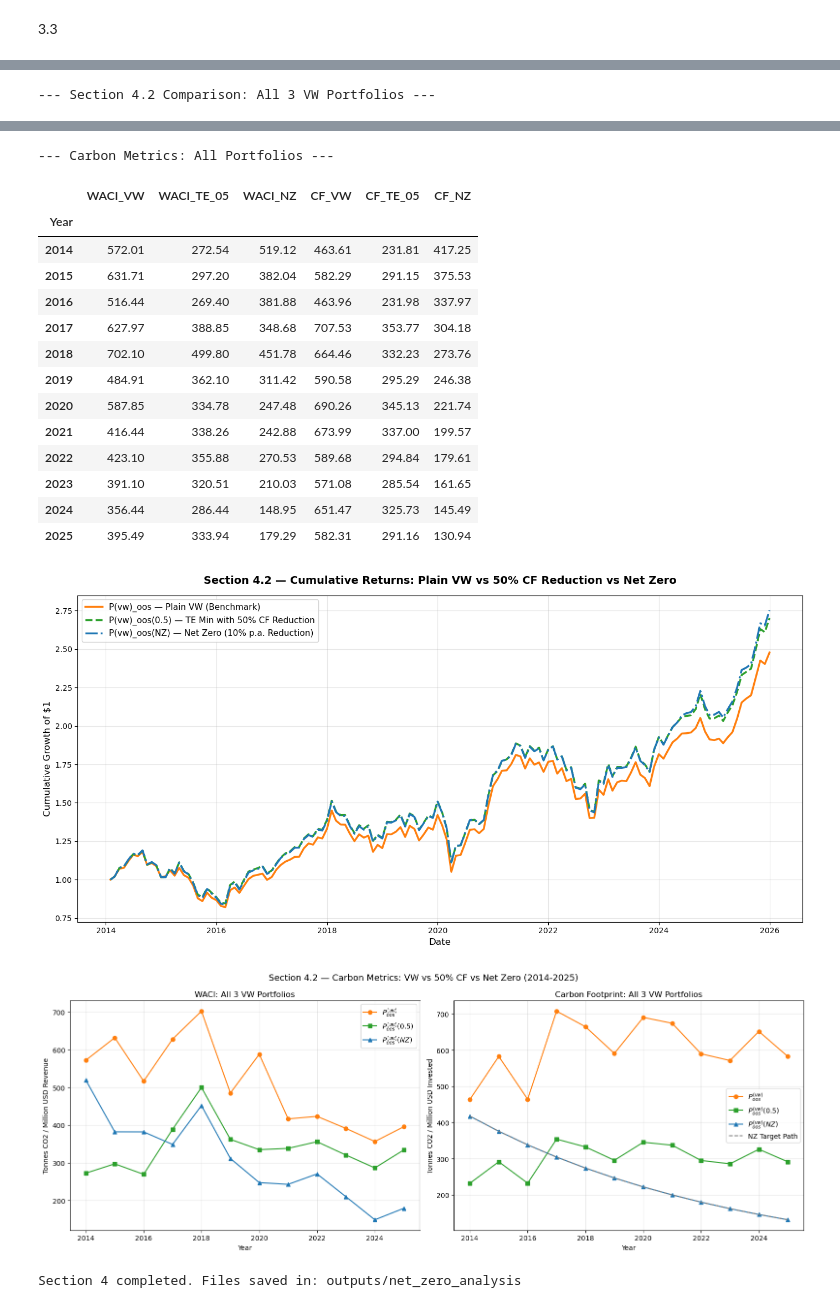
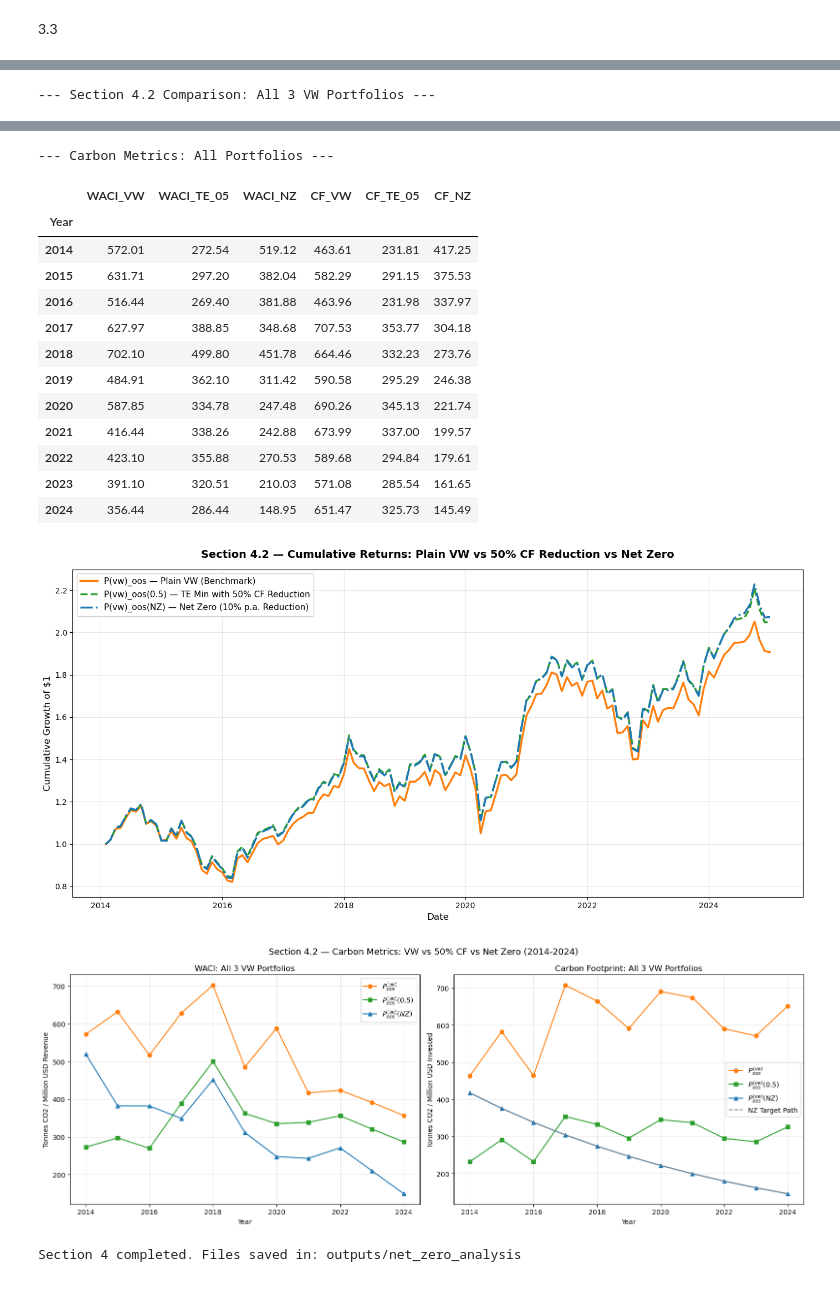
Before and after one commit to Tommy7-8/Project-Asset-Management, a Jupyter notebook: FinalClaudeModification.ipynb, the cells around one changed output, grey strips where cells are left out. Drawn from its saved outputs; the diff is of its cells as text; code cells hidden in the pictures.

```diff
--- a/FinalClaudeModification.ipynb
+++ b/FinalClaudeModification.ipynb
@@ -718,7 +719,7 @@ vw_out_of_sample_dates = []
 for holding_year in sorted(valid_investment_sets.keys()):
 
     # Restrict to the project evaluation period
-    if holding_year < 2014 or holding_year > 2025:
+    if holding_year < 2014 or holding_year > 2024:
         continue
 
     # Use the same yearly investment set as for the MV portfolio
@@ -763,7 +764,7 @@ for holding_year in sorted(valid_investment_sets.keys()):
 portfolio_vw_series = pd.Series(vw_out_of_sample_returns, index=vw_out_of_sample_dates)
 
 # Restrict strictly to the evaluation sample
-portfolio_vw_series = portfolio_vw_series.loc['2014-01-01':'2025-12-31']
+portfolio_vw_series = portfolio_vw_series.loc['2014-01-01':'2024-12-31']
 
 print(f"\nFinal evaluated months for VW portfolio: {len(portfolio_vw_series)} (Expected: 144)")
 
@@ -771,7 +772,7 @@ print(f"\nFinal evaluated months for VW portfolio: {len(portfolio_vw_series)} (E
 # 3. Prepare the Minimum Variance Portfolio for Comparison
 # --------------------------------------------------------
 portfolio_mv_series = portfolio_oos_series.copy()
-portfolio_mv_series = portfolio_mv_series.loc['2014-01-01':'2025-12-31']
+portfolio_mv_series = portfolio_mv_series.loc['2014-01-01':'2024-12-31']
 
 # Convert both indices to monthly periods for perfect alignment
 portfolio_mv_series.index = portfolio_mv_series.index.to_period('M')
@@ -1009,7 +1009,7 @@ wealth_vw = {2013: 1.0}
 wealth_mv = {2013: 1.0}
 
 # Step wealth forward dynamically based on realized annual returns
-for year in range(2014, 2026):
+for year in range(2014, 2025):
     wealth_vw[year] = wealth_vw[year-1] * (1 + annual_ret_vw.get(year, 0))
     wealth_mv[year] = wealth_mv[year-1] * (1 + annual_ret_mv.get(year, 0))
 
@@ -1020,7 +1020,7 @@ carbon_results = []
 vw_contributions = []
 mv_contributions = []
 
-for holding_year in range(2014, 2026):
+for holding_year in range(2014, 2025):
     data_year = holding_year - 1
 
     # Ensure the holding year exists in the optimized weights dictionary
@@ -1219,7 +1218,7 @@ yearly_shifts = [] # Stores year-by-year composition changes
 # =========================================================================
 # 2. Constrained Optimization Loop (Holding Years 2014-2025)
 # =========================================================================
-for holding_year in range(2014, 2026):
+for holding_year in range(2014, 2025):
     data_year = holding_year - 1
 
     if holding_year not in sigma_estimates or holding_year not in optimal_weights_mv:
@@ -1305,7 +1304,7 @@ for holding_year in range(2014, 2026):
         current_w = current_w * (1 + R_tk) / (1 + R_p)
         current_w = current_w / np.sum(current_w)
 
-portfolio_mv_05_series = pd.Series(returns_mv_05, index=dates_mv_05).loc['2014-01-01':'2025-12-31']
+portfolio_mv_05_series = pd.Series(returns_mv_05, index=dates_mv_05).loc['2014-01-01':'2024-12-31']
 portfolio_mv_05_series.index = portfolio_mv_05_series.index.to_period('M')
 
 # Compile and export Year-by-Year Table
@@ -1338,12 +1337,12 @@ display(comparison_stats.round(4))
 # =========================================================================
 annual_ret_mv_05 = portfolio_mv_05_series.groupby(portfolio_mv_05_series.index.year).apply(lambda x: (1 + x).prod() - 1)
 wealth_mv_05 = {2013: 1.0}
-for year in range(2014, 2026):
+for year in range(2014, 2025):
     wealth_mv_05[year] = wealth_mv_05[year-1] * (1 + annual_ret_mv_05.get(year, 0))
 
 metrics_05 = []
 
-for holding_year in range(2014, 2026):
+for holding_year in range(2014, 2025):
     data_year = holding_year - 1
     w_05 = optimal_weights_mv_05[holding_year]
     isins = w_05.index.tolist()
@@ -1528,7 +1526,7 @@ def tracking_error_variance(w, w_bench, Sigma):
 # --------------------------------------------------------
 # 3. Solve the tracking-error minimization year by year
 # --------------------------------------------------------
-for holding_year in range(2014, 2026):
+for holding_year in range(2014, 2025):
     data_year = holding_year - 1
 
     if holding_year not in sigma_estimates:
@@ -1727,12 +1725,12 @@ for holding_year in range(2014, 2026):
 # 4. Build final return series
 # --------------------------------------------------------
 portfolio_te_05_series       = pd.Series(tracking_error_returns, index=tracking_error_dates)
-portfolio_te_05_series       = portfolio_te_05_series.loc['2014-01-01':'2025-12-31']
+portfolio_te_05_series       = portfolio_te_05_series.loc['2014-01-01':'2024-12-31']
 portfolio_te_05_series.index = portfolio_te_05_series.index.to_period('M')
 
 # Use official VW benchmark from Part I
 benchmark_vw_33_series       = portfolio_vw_series.copy()
-benchmark_vw_33_series       = benchmark_vw_33_series.loc['2014':'2025']
+benchmark_vw_33_series       = benchmark_vw_33_series.loc['2014':'2024']
 
 # Align both series
 aligned_33 = pd.concat([
@@ -1861,7 +1859,7 @@ ax[1].set_ylabel('Tonnes CO2 / $1M Invested')
 ax[1].legend(['Benchmark VW', 'TE Min (50% CF)'])
 ax[1].grid(True, alpha=0.3)
 
-plt.suptitle('Carbon Metrics: Plain VW vs Carbon-Constrained VW (2014-2025)', fontsize=13)
+plt.suptitle('Carbon Metrics: Plain VW vs Carbon-Constrained VW (2014-2024)', fontsize=13)
 plt.tight_layout()
 plt.savefig(os.path.join(plots_output_dir, "Strategy_3_3_CarbonEvolution.png"), dpi=300)
 plt.show()
@@ -2025,7 +2020,7 @@ else:
 
 # Pre-compute net zero targets for each holding year
 nz_targets = {}
-for holding_year in range(2014, 2026):
+for holding_year in range(2014, 2025):
     exponent          = holding_year - Y0       # Y - Y0 (no +1 because Y0=2013, first year=2014)
     nz_targets[holding_year] = (1 - theta) ** exponent * CF_VW_Y0
 
@@ -2061,7 +2056,7 @@ nz_carbon_metrics = []
 
 solver_tol = 1e-8
 
-for holding_year in range(2014, 2026):
+for holding_year in range(2014, 2025):
     data_year  = holding_year - 1
     nz_target  = nz_targets[holding_year]
 
@@ -2249,11 +2244,11 @@ for holding_year in range(2014, 2026):
 # 5. Build final return series
 # --------------------------------------------------------
 portfolio_nz_series       = pd.Series(nz_returns, index=nz_dates)
-portfolio_nz_series       = portfolio_nz_series.loc['2014-01-01':'2025-12-31']
+portfolio_nz_series       = portfolio_nz_series.loc['2014-01-01':'2024-12-31']
 portfolio_nz_series.index = portfolio_nz_series.index.to_period('M')
 
 # Align with official VW benchmark from Part I
-benchmark_vw_nz = portfolio_vw_series.copy().loc['2014':'2025']
+benchmark_vw_nz = portfolio_vw_series.copy().loc['2014':'2024']
 
 aligned_nz = pd.concat([
     portfolio_nz_series.rename('NZ'),
@@ -2474,7 +2469,7 @@ axes[1].set_ylabel('Tonnes CO2 / Million USD Invested')
 axes[1].legend()
 axes[1].grid(True, alpha=0.3)
 
-plt.suptitle('Section 4.2 — Carbon Metrics: VW vs 50% CF vs Net Zero (2014-2025)', fontsize=13)
+plt.suptitle('Section 4.2 — Carbon Metrics: VW vs 50% CF vs Net Zero (2014-2024)', fontsize=13)
 plt.tight_layout()
 plt.savefig(os.path.join(plots_output_dir, "Strategy_4_2_AllVW_CarbonMetrics.png"), dpi=300)
 plt.show()
@@ -2561,20 +2555,19 @@ P^(vw)_oos(NZ): 144 months (expected 144)
 | Minimum monthly return | -0.1671 | -0.1672 | -0.1666 |
 | Maximum monthly return | 0.1341 | 0.1419 | 0.1433 |
 --- Carbon Metrics: All Portfolios ---
 |  | WACI_VW | WACI_TE_05 | WACI_NZ | CF_VW | CF_TE_05 | CF_NZ |
 | Year |  |  |  |  |  |  |
 | 2014 | 572.01 | 272.54 | 519.12 | 463.61 | 231.81 | 417.25 |
 | 2015 | 631.71 | 297.20 | 382.04 | 582.29 | 291.15 | 375.53 |
 | 2016 | 516.44 | 269.40 | 381.88 | 463.96 | 231.98 | 337.97 |
 | 2017 | 627.97 | 388.85 | 348.68 | 707.53 | 353.77 | 304.18 |
 | 2018 | 702.10 | 499.80 | 451.78 | 664.46 | 332.23 | 273.76 |
 | 2019 | 484.91 | 362.10 | 311.42 | 590.58 | 295.29 | 246.38 |
 | 2020 | 587.85 | 334.78 | 247.48 | 690.26 | 345.13 | 221.74 |
 | 2021 | 416.44 | 338.26 | 242.88 | 673.99 | 337.00 | 199.57 |
 | 2022 | 423.10 | 355.88 | 270.53 | 589.68 | 294.84 | 179.61 |
 | 2023 | 391.10 | 320.51 | 210.03 | 571.08 | 285.54 | 161.65 |
 | 2024 | 356.44 | 286.44 | 148.95 | 651.47 | 325.73 | 145.49 |
-| 2025 | 395.49 | 333.94 | 179.29 | 582.31 | 291.16 | 130.94 |
-[figure, old version]
+[figure, new version]
-[figure, old version]
+[figure, new version]
 Section 4 completed. Files saved in: outputs/net_zero_analysis
```
Also changed, not shown: parts of 8 cells of this notebook.
